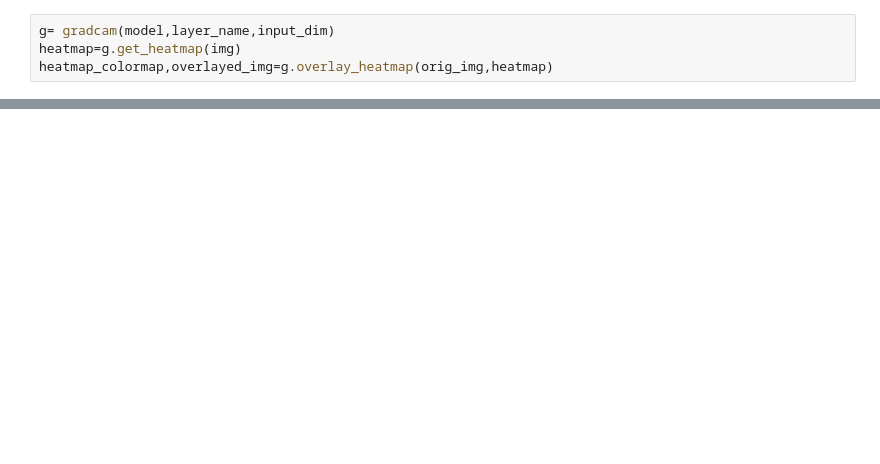
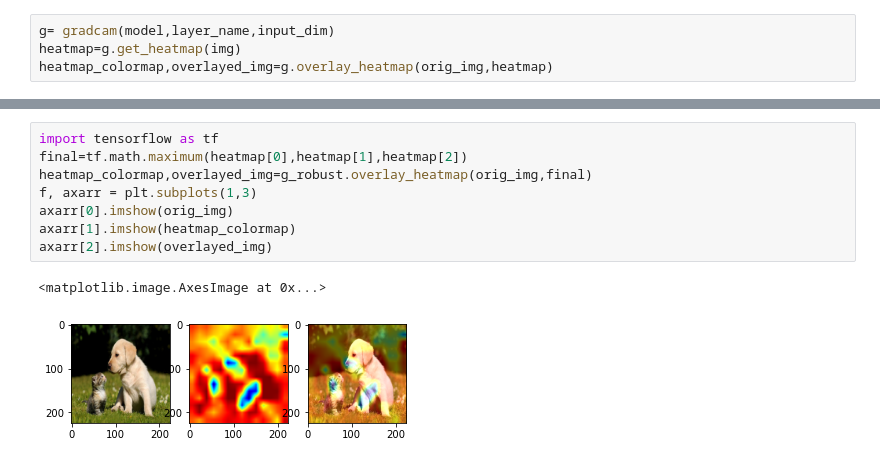
Before and after one commit to anirudhseth/Explanations-using-Grad-CAM, a Jupyter notebook: example.ipynb, the cells around one changed output, grey strips where cells are left out. Drawn from its saved outputs; the diff is of its cells as text; blank space fills up the shorter version.

```diff
--- a/example.ipynb
+++ b/example.ipynb
@@ -26,0 +45,11 @@ axarr[2].imshow(overlayed_img)
+# %%
+import tensorflow as tf
+final=tf.math.maximum(heatmap[0],heatmap[1],heatmap[2])
+heatmap_colormap,overlayed_img=g_robust.overlay_heatmap(orig_img,final)
+f, axarr = plt.subplots(1,3)
+axarr[0].imshow(orig_img)
+axarr[1].imshow(heatmap_colormap)
+axarr[2].imshow(overlayed_img)
+# %% [output]
+<matplotlib.image.AxesImage at 0x...>
+[figure, added]
```
Also changed, not shown: parts of 5 cells of this notebook, 8 other files.
